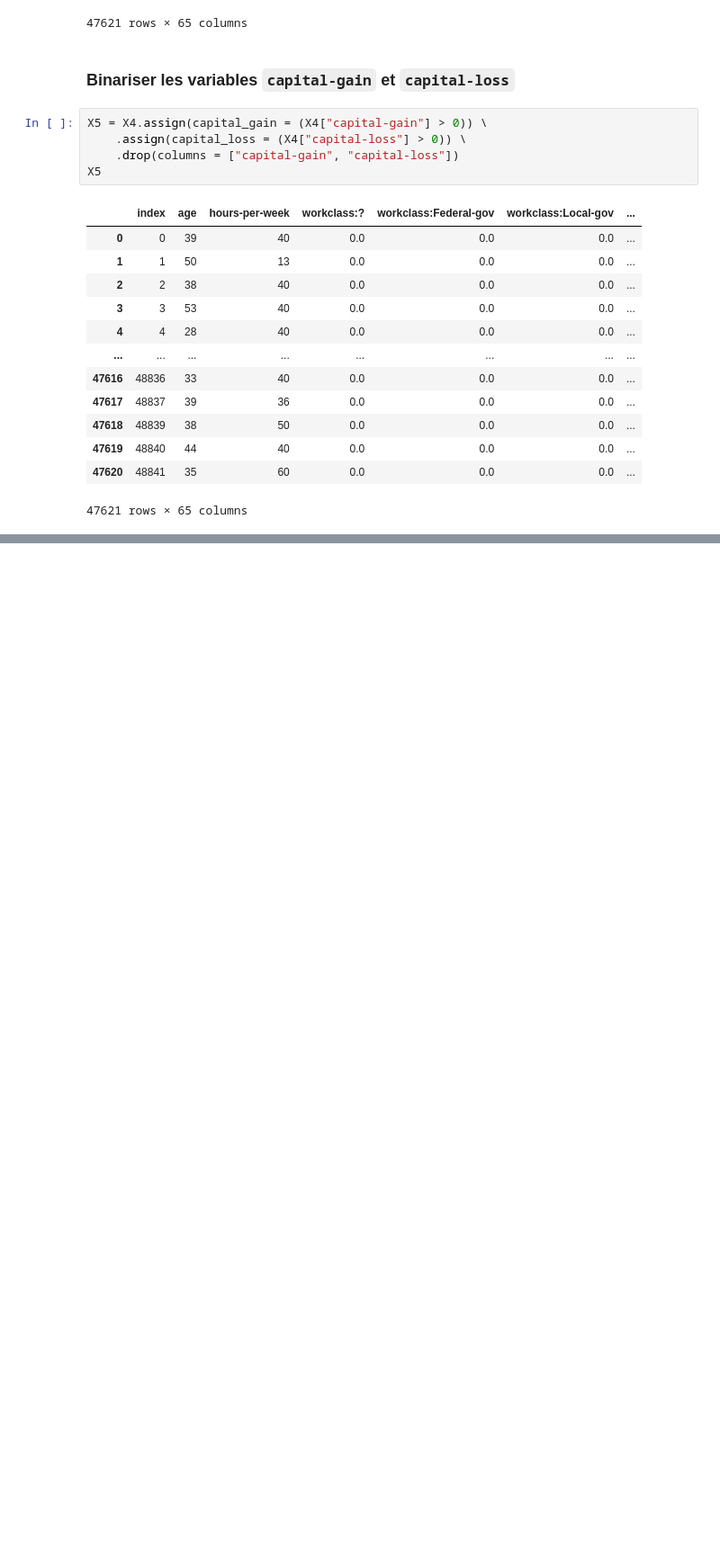
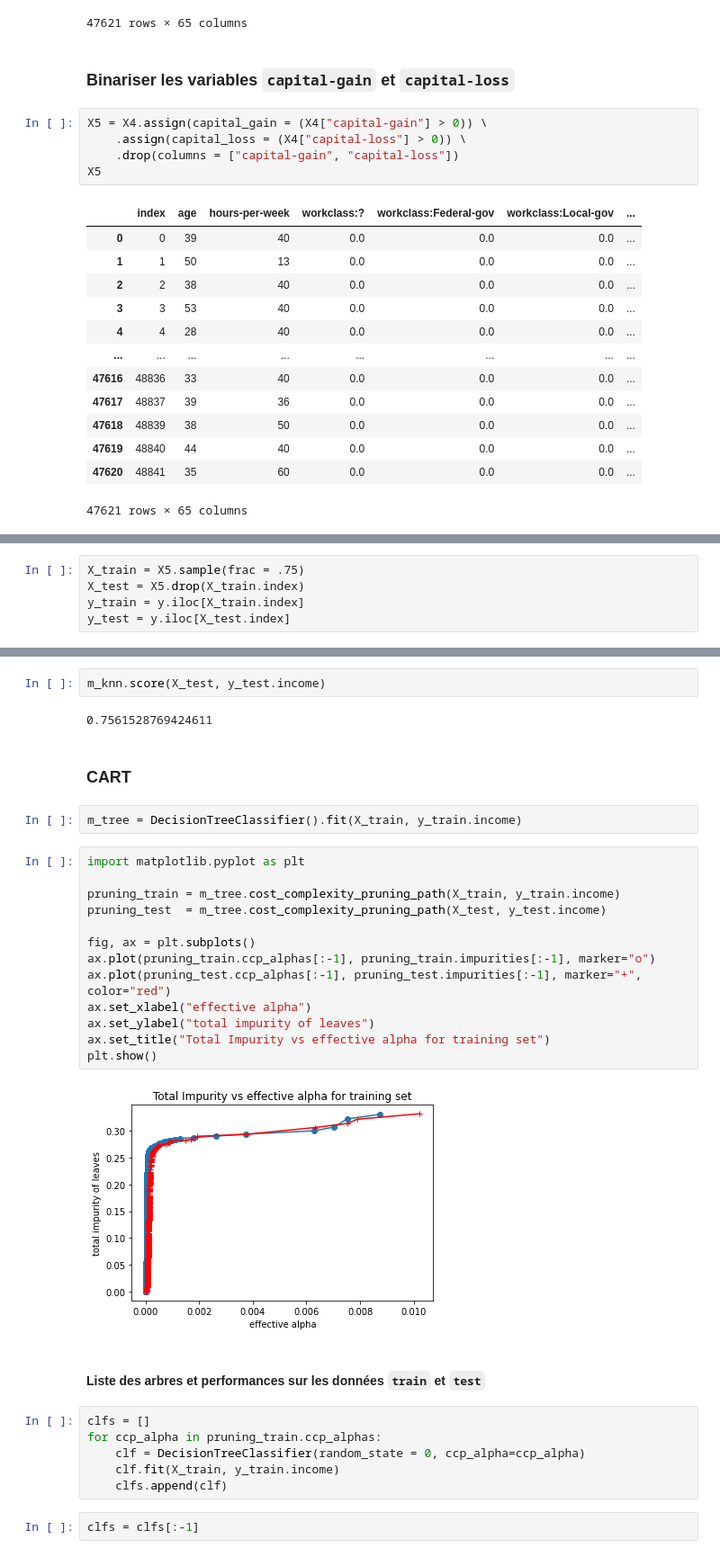
Before and after one commit to fxjollois/cours-2023-2024, a Jupyter notebook: ufr--m1-dci--ecd/seance8-correction.ipynb, the cells around one changed output, grey strips where cells are left out. Shown: that part at 90% size. Saved outputs shown, nothing was run; the diff lists cells and outputs as text; blank space fills up the shorter version.

```diff
--- a/ufr--m1-dci--ecd/seance8-correction.ipynb
+++ b/ufr--m1-dci--ecd/seance8-correction.ipynb
@@ -83,0 +86,5 @@ X5
+# %%
+X_train = X5.sample(frac = .75)
+X_test = X5.drop(X_train.index)
+y_train = y.iloc[X_train.index]
+y_test = y.iloc[X_test.index]
@@ -83,0 +185,33 @@ X5
+# %%
+m_knn.score(X_test, y_test.income)
+# %% [output]
+0.7561528769424611
+# %% [markdown]
+### CART
+# %%
+m_tree = DecisionTreeClassifier().fit(X_train, y_train.income)
+# %%
+import matplotlib.pyplot as plt
+
+pruning_train = m_tree.cost_complexity_pruning_path(X_train, y_train.income)
+pruning_test  = m_tree.cost_complexity_pruning_path(X_test, y_test.income)
+
+fig, ax = plt.subplots()
+ax.plot(pruning_train.ccp_alphas[:-1], pruning_train.impurities[:-1], marker="o")
+ax.plot(pruning_test.ccp_alphas[:-1], pruning_test.impurities[:-1], marker="+", color="red")
+ax.set_xlabel("effective alpha")
+ax.set_ylabel("total impurity of leaves")
+ax.set_title("Total Impurity vs effective alpha for training set")
+plt.show()
+# %% [output]
+[figure, added]
+# %% [markdown]
+#### Liste des arbres et performances sur les données `train` et `test`
+# %%
+clfs = []
+for ccp_alpha in pruning_train.ccp_alphas:
+    clf = DecisionTreeClassifier(random_state = 0, ccp_alpha=ccp_alpha)
+    clf.fit(X_train, y_train.income)
+    clfs.append(clf)
+# %%
+clfs = clfs[:-1]
```
Also changed, not shown: parts of 42 cells of this notebook, 1 other file.
